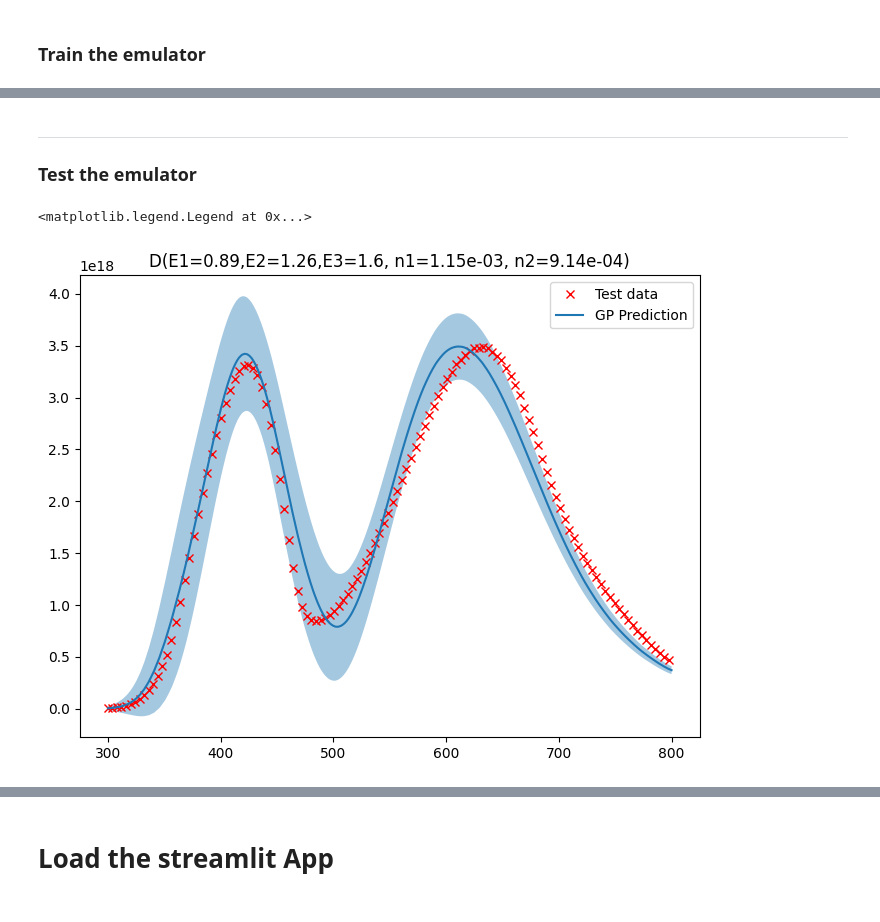
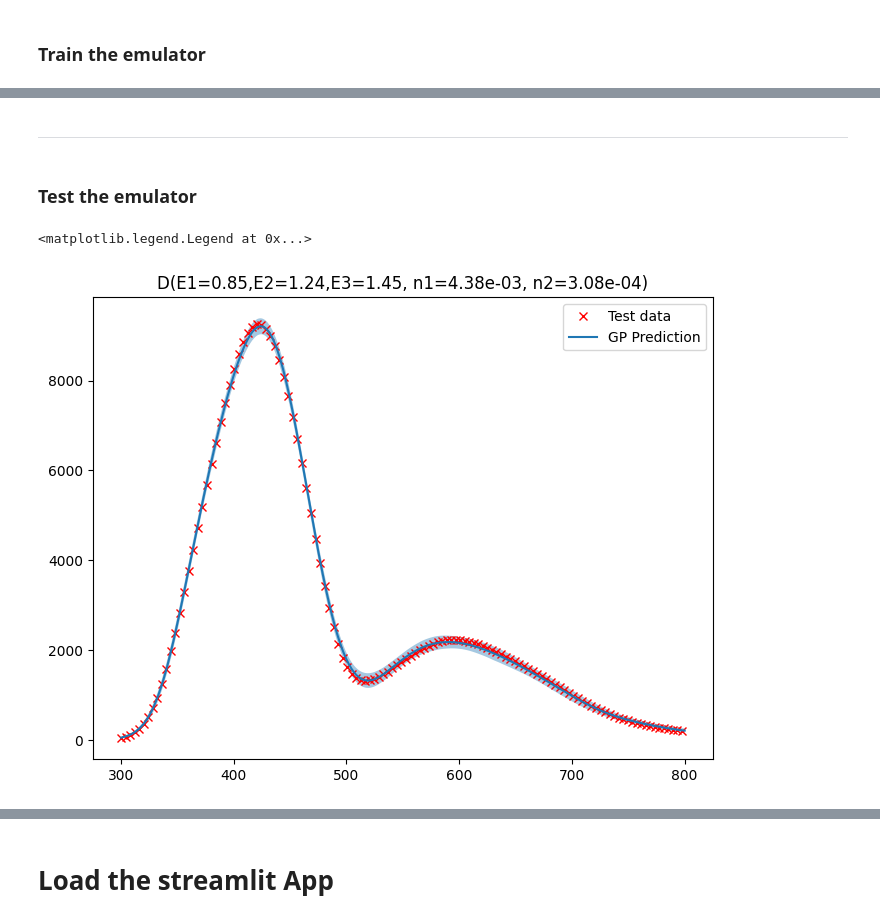
Before and after one commit to digiLab-ai/TritiumDesorption, a Jupyter notebook: demo.ipynb, the cells around one changed output, grey strips where cells are left out. Drawn from its saved outputs; the diff is of its cells as text; code cells hidden in the pictures.

```diff
--- a/demo.ipynb
+++ b/demo.ipynb
@@ -123,9 +111,7 @@ df_test.head()
 ### Uploading data to the `twinLab` cloud
 # %%
-tl.set_api_key("SKsPqjaZiKO-eDKec3p8BQ")
 dataset = tl.Dataset("tritium_desorption")
-
-dataset.upload(df_train, verbose=True)
+dataset.upload(data, verbose=True)
 # %% [output]
 Dataframe is uploading.
 Processing dataset
@@ -197,3 +179,8 @@ train_params = tl.TrainParams(output_retained_dimensions=5,
+# %%
+train_params = tl.TrainParams(
+    output_retained_dimensions=8,
+    train_test_ratio=0.8
+)
 # %% [markdown]
 ### Train the emulator
 # %%
@@ -218,6 +196,6 @@ Evaluate the trained emulator on `X` ($E_1, E_2, E_3, n_1, n_2$) from the evalua
 # %%
+df_test = emulator.view_test_data()
 df_mean, df_std = emulator.predict(df_test[inputs], verbose=False)
-
 display(df_mean.head())
 display(df_std.head())
 # %% [output]
@@ -237,24 +215,25 @@ display(df_std.head())
 5 rows × 624 columns
+# %% [markdown]
+***
 # %% [markdown]
-***
 ### Test the emulator
+# %%
+i = np.random.randint(0, df_test.shape[0])
+
+if i > len(df_test):
+    raise ValueError('The index given is out of the range of the test dataframe')
+
+df_mean_i = df_mean.iloc[i].values
+df_std_i = df_std.iloc[i].values
+df_test_i = df_test.iloc[i,5::].values
+params = df_test.iloc[i,:5].values
 # %%
-i = 50
-
-if i > len(df_test):
-    raise ValueError('The index given is out of the range of the test dataframe')
-
-df_mean_i = df_mean.iloc[i].values
-df_std_i = df_std.iloc[i].values
-df_test_i = df_test.iloc[i,5::].values
-params = df_test.iloc[i,:5].values
-
 fig = plt.figure(figsize=(8,6))
 plt.plot(df_grid[::5], df_test_i[::5],'xr', label='Test data')
 plt.plot(df_grid, df_mean_i, label='GP Prediction')
 plt.fill_between(df_grid[0], df_mean_i-2*df_std_i, df_mean_i+2*df_std_i, alpha=0.4)
 plt.title(f'D(E1={round(params[0],2)},E2={round(params[1],2)},E3={round(params[2],2)}, n1={params[3]:.2e}, n2={params[4]:.2e})')
 plt.legend()
 # %% [output]
 <matplotlib.legend.Legend at 0x...>
-[figure, old version]
+[figure, new version]
```
Also changed, not shown: parts of 41 cells of this notebook, 1 other file.
